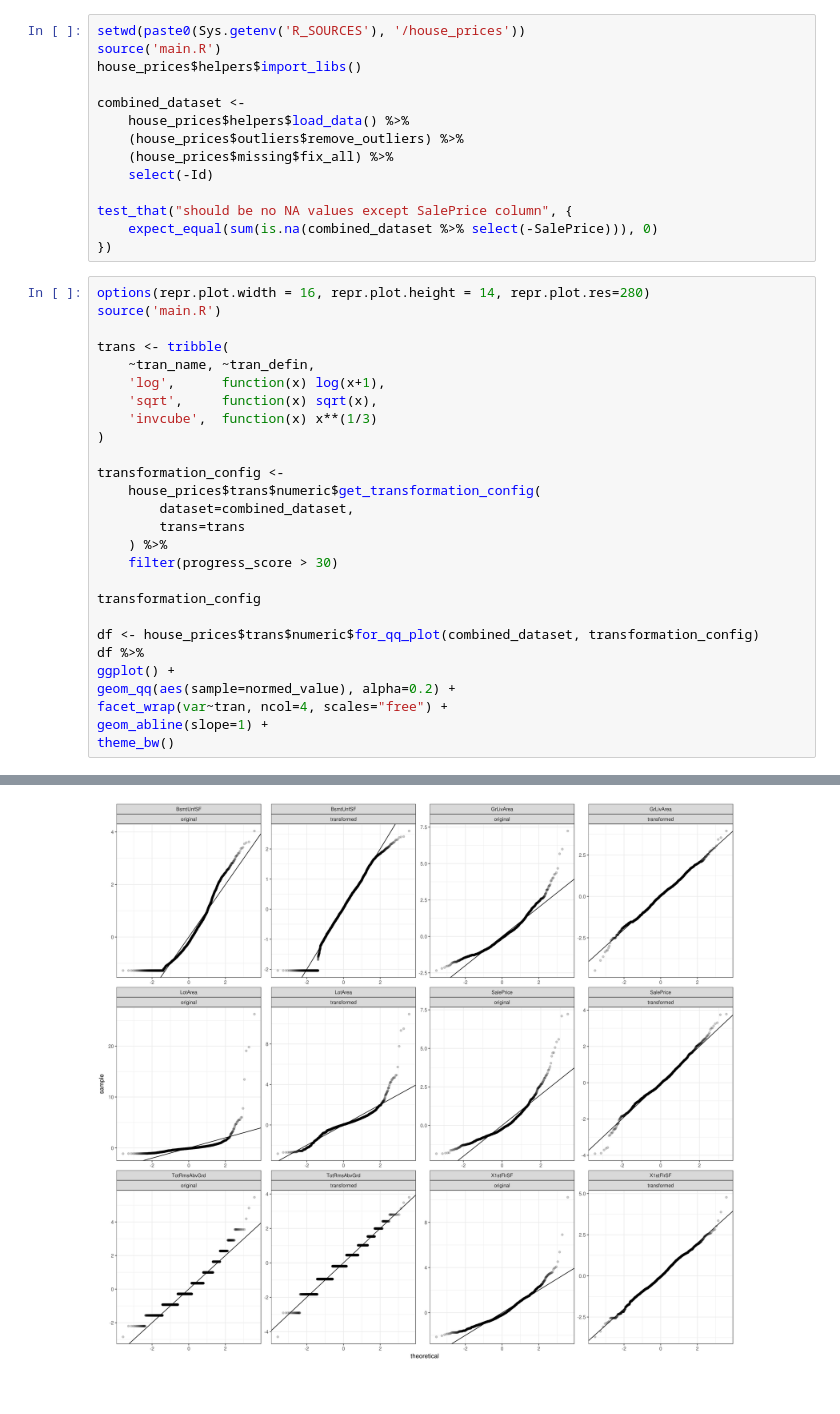
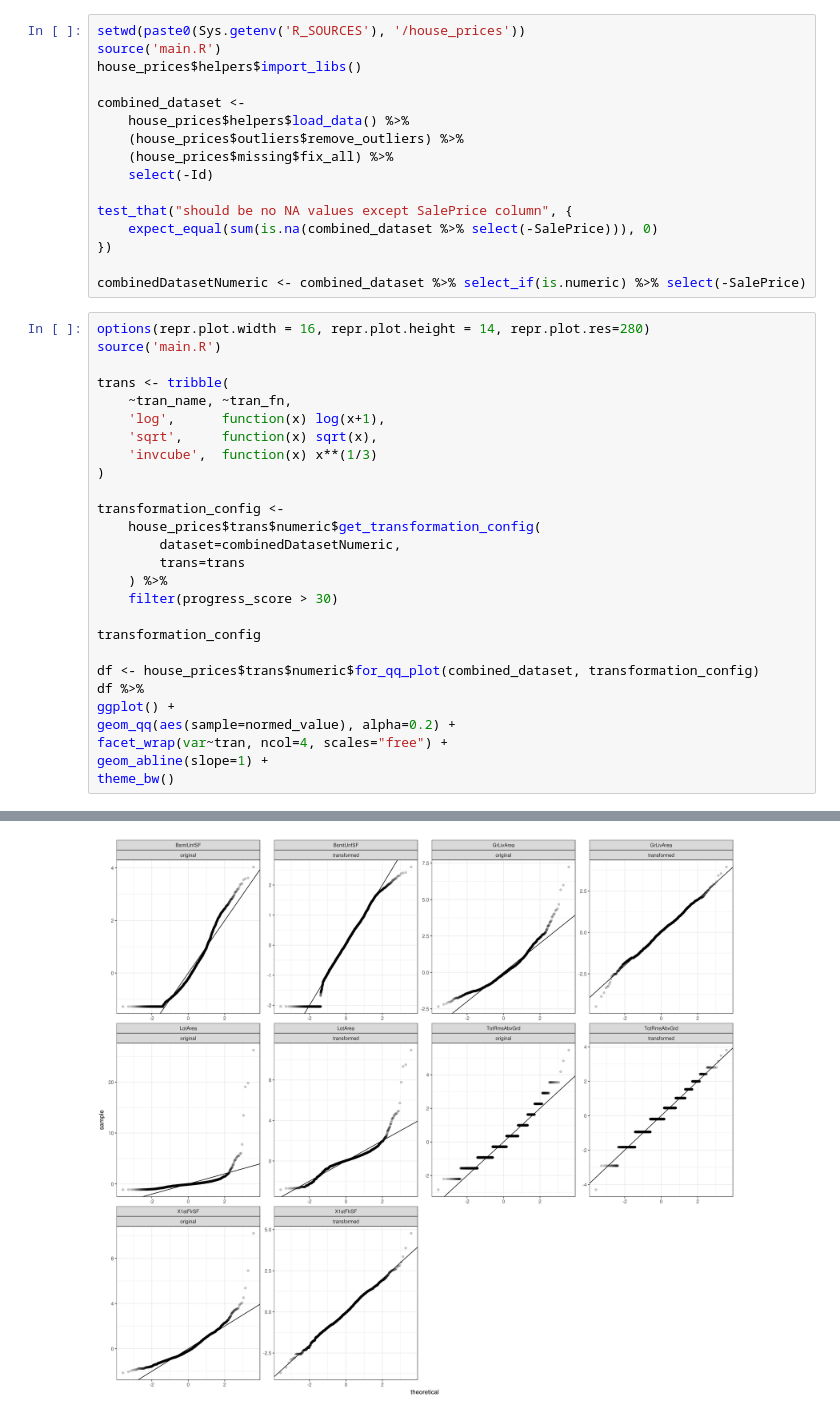
Before and after one commit to MatrixNorm/kaggle, a Jupyter notebook: rbooks/house_prices/04_transform_numeric.ipynb, the cells around one changed output, grey strips where cells are left out. Drawn from its saved outputs; the diff is of its cells as text.

```diff
--- a/rbooks/house_prices/04_transform_numeric.ipynb
+++ b/rbooks/house_prices/04_transform_numeric.ipynb
@@ -12,12 +12,14 @@ combined_dataset <-
 test_that("should be no NA values except SalePrice column", {
     expect_equal(sum(is.na(combined_dataset %>% select(-SalePrice))), 0)
 })
+
+combinedDatasetNumeric <- combined_dataset %>% select_if(is.numeric) %>% select(-SalePrice)
 # %%
 options(repr.plot.width = 16, repr.plot.height = 14, repr.plot.res=280)
 source('main.R')
 
 trans <- tribble(
-    ~tran_name, ~tran_defin,
+    ~tran_name, ~tran_fn,
     'log',      function(x) log(x+1),
     'sqrt',     function(x) sqrt(x),
     'invcube',  function(x) x**(1/3)
@@ -25,7 +27,7 @@ trans <- tribble(
 
 transformation_config <-
     house_prices$trans$numeric$get_transformation_config(
-        dataset=combined_dataset,
+        dataset=combinedDatasetNumeric,
         trans=trans
     ) %>%
     filter(progress_score > 30)
@@ -45,9 +46,9 @@ theme_bw()
 | GrLivArea | log | 91.15794 | function (x) , log(x + 1) |
 | X1stFlrSF | log | 90.77166 | function (x) , log(x + 1) |
 | BsmtUnfSF | sqrt | 79.97603 | function (x) , sqrt(x) |
 | LotArea | invcube | 78.43689 | function (x) , x^(1/3) |
 | TotRmsAbvGrd | log | 30.68502 | function (x) , log(x + 1) |
-[figure, old version]
+[figure, new version]
 # %%
 source('main.R')
 
```
Also changed, not shown: parts of 2 cells of this notebook, 2 other files.
